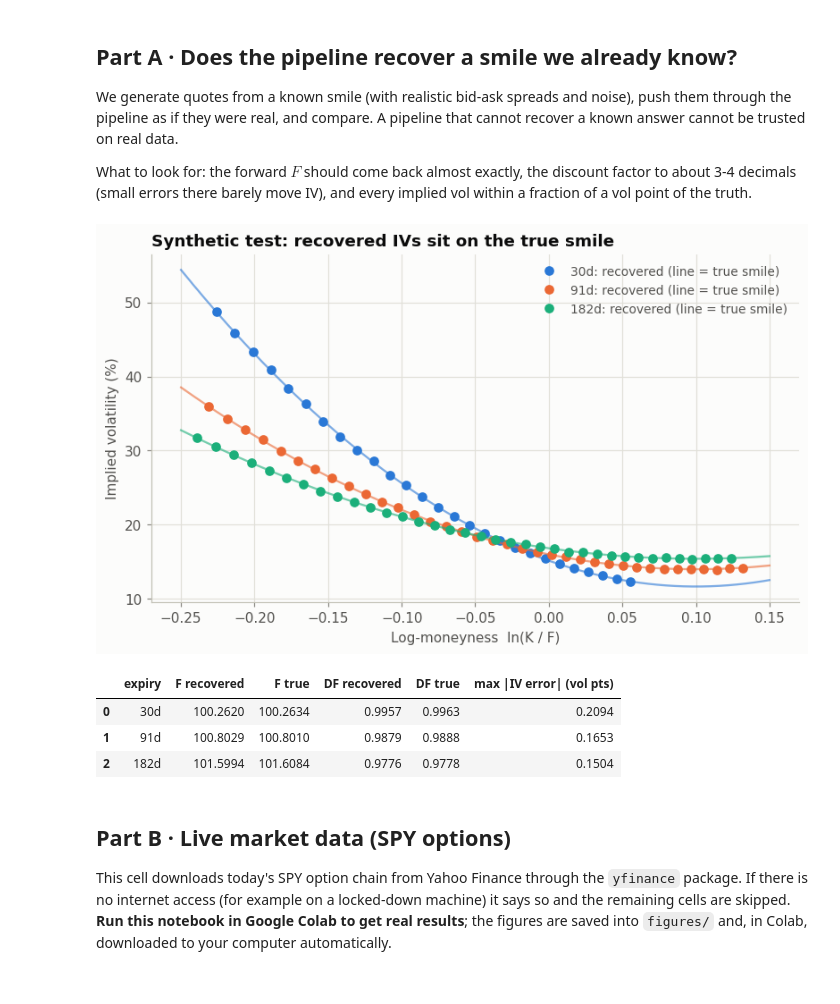
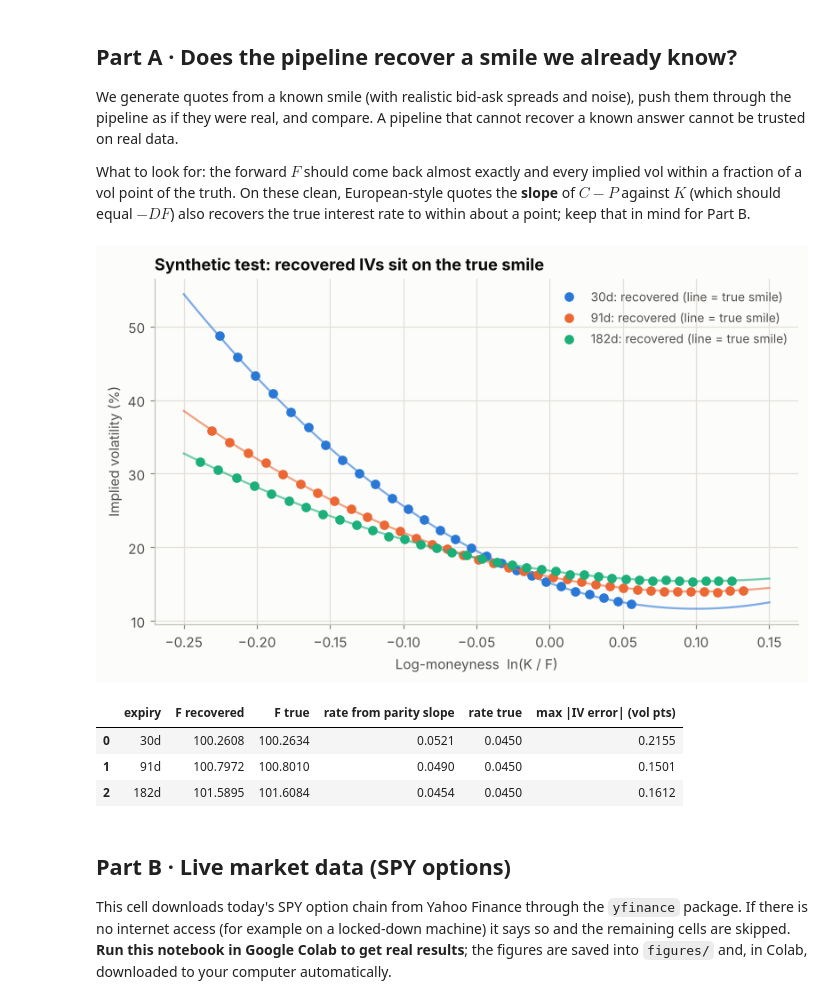
Before and after one commit to akshiarul24-hue/options-pricing-hedging-lab, a Jupyter notebook: notebooks/03_implied_vol_smile.ipynb, the cells around one changed output. Saved outputs shown, nothing was run; the diff lists cells and outputs as text; code cells hidden in the pictures.

```diff
--- a/notebooks/03_implied_vol_smile.ipynb
+++ b/notebooks/03_implied_vol_smile.ipynb
@@ -43,40 +43,42 @@ from optionslab.market_data import (make_synthetic_chain, clean_quotes, estimate
 
 We generate quotes from a known smile (with realistic bid-ask spreads and noise), push them through the pipeline as if they were real, and compare. A pipeline that cannot recover a known answer cannot be trusted on real data.
 
-What to look for: the forward $F$ should come back almost exactly, the discount factor to about 3-4 decimals (small errors there barely move IV), and every implied vol within a fraction of a vol point of the truth.
+What to look for: the forward $F$ should come back almost exactly and every implied vol within a fraction of a vol point of the truth. On these clean, European-style quotes the **slope** of $C - P$ against $K$ (which should equal $-DF$) also recovers the true interest rate to within about a point; keep that in mind for Part B.
 # %%
 true_r, true_q, spot_syn = 0.045, 0.013, 100.0
 synthetic = make_synthetic_chain(spot=spot_syn, r=true_r, q=true_q, seed=0)
-smile_syn = compute_smile(clean_quotes(synthetic), spot_syn)
+quotes_syn = clean_quotes(synthetic)
+smile_syn = compute_smile(quotes_syn, spot_syn, rate=true_r)
 
 rows = []
 for exp, grp in smile_syn.groupby("expiry", sort=False):
     T_ = grp["T"].iloc[0]
     rows.append({"expiry": exp,
                  "F recovered": grp["F"].iloc[0], "F true": spot_syn * np.exp((true_r - true_q) * T_),
-                 "DF recovered": grp["DF"].iloc[0], "DF true": np.exp(-true_r * T_),
+                 "rate from parity slope": parity_regression_rate(quotes_syn[quotes_syn.expiry == exp], spot_syn),
+                 "rate true": true_r,
                  "max |IV error| (vol pts)": 100 * (grp["iv"] - grp["true_iv"]).abs().max()})
 validation = pd.DataFrame(rows).sort_values("expiry", key=lambda s: s.str[:-1].astype(int))
 
 fig, ax = plt.subplots(figsize=(8.5, 4.6))
 k_fine = np.linspace(-0.25, 0.15, 200)
 order = sorted(smile_syn["expiry"].unique(), key=lambda e: int(e[:-1]))
 for exp, color in zip(order, SERIES):
     grp = smile_syn[smile_syn.expiry == exp]
     ax.plot(k_fine, 100 * default_smile(k_fine, grp["T"].iloc[0]), color=color, lw=1.5, alpha=0.6)
     ax.plot(grp["k"], 100 * grp["iv"], "o", color=color, label=f"{exp}: recovered (line = true smile)")
 ax.set_xlabel("Log-moneyness  ln(K / F)")
 ax.set_ylabel("Implied volatility (%)")
 ax.set_title("Synthetic test: recovered IVs sit on the true smile")
 ax.legend()
 save(fig, "15_iv_pipeline_validation"); plt.show()
 validation
 # %% [output]
-[figure, old version]
+[figure, new version]
-|  | expiry | F recovered | F true | DF recovered | DF true | max |IV error| (vol pts) |
-| 0 | 30d | 100.2620 | 100.2634 | 0.9957 | 0.9963 | 0.2094 |
-| 1 | 91d | 100.8029 | 100.8010 | 0.9879 | 0.9888 | 0.1653 |
-| 2 | 182d | 101.5994 | 101.6084 | 0.9776 | 0.9778 | 0.1504 |
+|  | expiry | F recovered | F true | rate from parity slope | rate true | max |IV error| (vol pts) |
+| 0 | 30d | 100.2608 | 100.2634 | 0.0521 | 0.0450 | 0.2155 |
+| 1 | 91d | 100.7972 | 100.8010 | 0.0490 | 0.0450 | 0.1501 |
+| 2 | 182d | 101.5895 | 101.6084 | 0.0454 | 0.0450 | 0.1612 |
 # %% [markdown]
 ## Part B · Live market data (SPY options)
 
```
Also changed, not shown: parts of 7 cells of this notebook.
